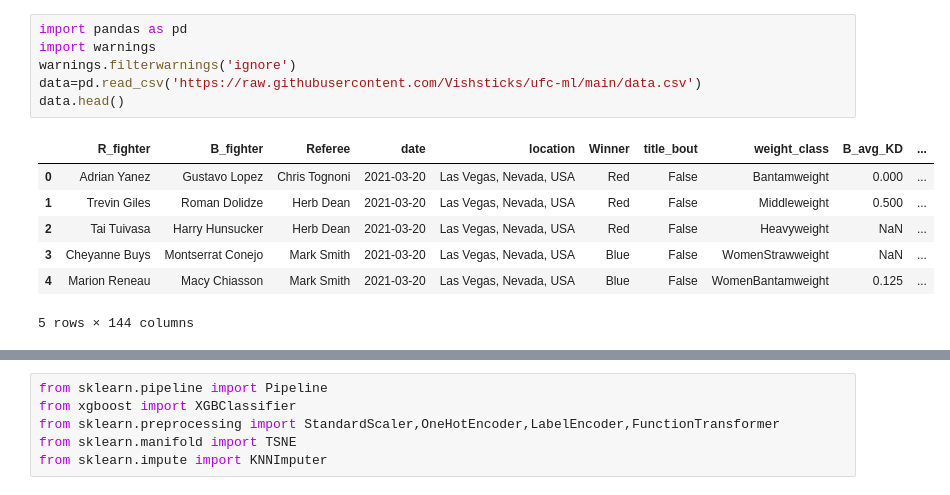
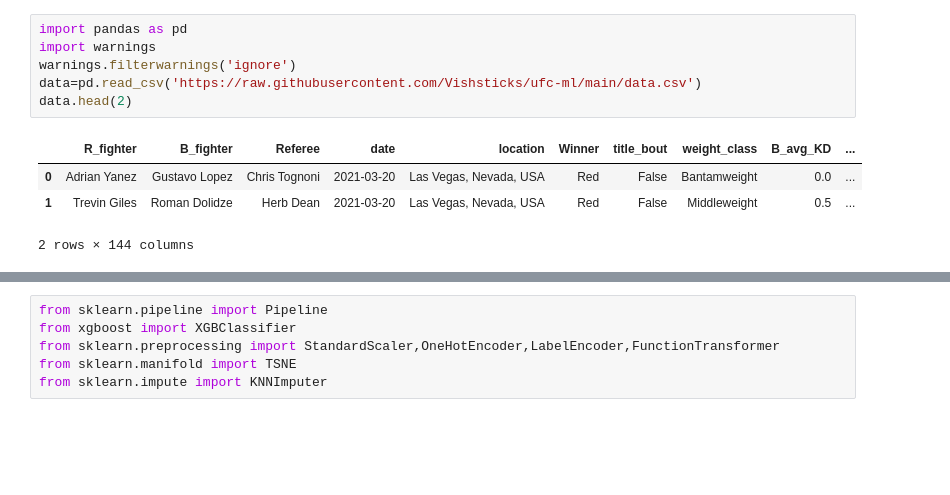
Before and after one commit to slmsshk/Data-Science-Dummy-main, a Jupyter notebook: UFC/Model.ipynb, the cells around one changed output, grey strips where cells are left out. Cells and saved outputs as stored; diff of their text form; blank space fills up the shorter version.

```diff
--- a/UFC/Model.ipynb
+++ b/UFC/Model.ipynb
@@ -1,14 +1,11 @@
 # %%
 import pandas as pd
 import warnings
 warnings.filterwarnings('ignore')
 data=pd.read_csv('https://raw.githubusercontent.com/Vishsticks/ufc-ml/main/data.csv')
-data.head()
+data.head(2)
 # %% [output]
 |  | R_fighter | B_fighter | Referee | date | location | Winner | title_bout | weight_class | B_avg_KD | ... |
-| 0 | Adrian Yanez | Gustavo Lopez | Chris Tognoni | 2021-03-20 | Las Vegas, Nevada, USA | Red | False | Bantamweight | 0.000 | ... |
-| 1 | Trevin Giles | Roman Dolidze | Herb Dean | 2021-03-20 | Las Vegas, Nevada, USA | Red | False | Middleweight | 0.500 | ... |
-| 2 | Tai Tuivasa | Harry Hunsucker | Herb Dean | 2021-03-20 | Las Vegas, Nevada, USA | Red | False | Heavyweight | NaN | ... |
-| 3 | Cheyanne Buys | Montserrat Conejo | Mark Smith | 2021-03-20 | Las Vegas, Nevada, USA | Blue | False | WomenStrawweight | NaN | ... |
-| 4 | Marion Reneau | Macy Chiasson | Mark Smith | 2021-03-20 | Las Vegas, Nevada, USA | Blue | False | WomenBantamweight | 0.125 | ... |
+| 0 | Adrian Yanez | Gustavo Lopez | Chris Tognoni | 2021-03-20 | Las Vegas, Nevada, USA | Red | False | Bantamweight | 0.0 | ... |
+| 1 | Trevin Giles | Roman Dolidze | Herb Dean | 2021-03-20 | Las Vegas, Nevada, USA | Red | False | Middleweight | 0.5 | ... |
-5 rows × 144 columns
+2 rows × 144 columns
```
Also changed, not shown: parts of 20 cells of this notebook, 15 other files.
